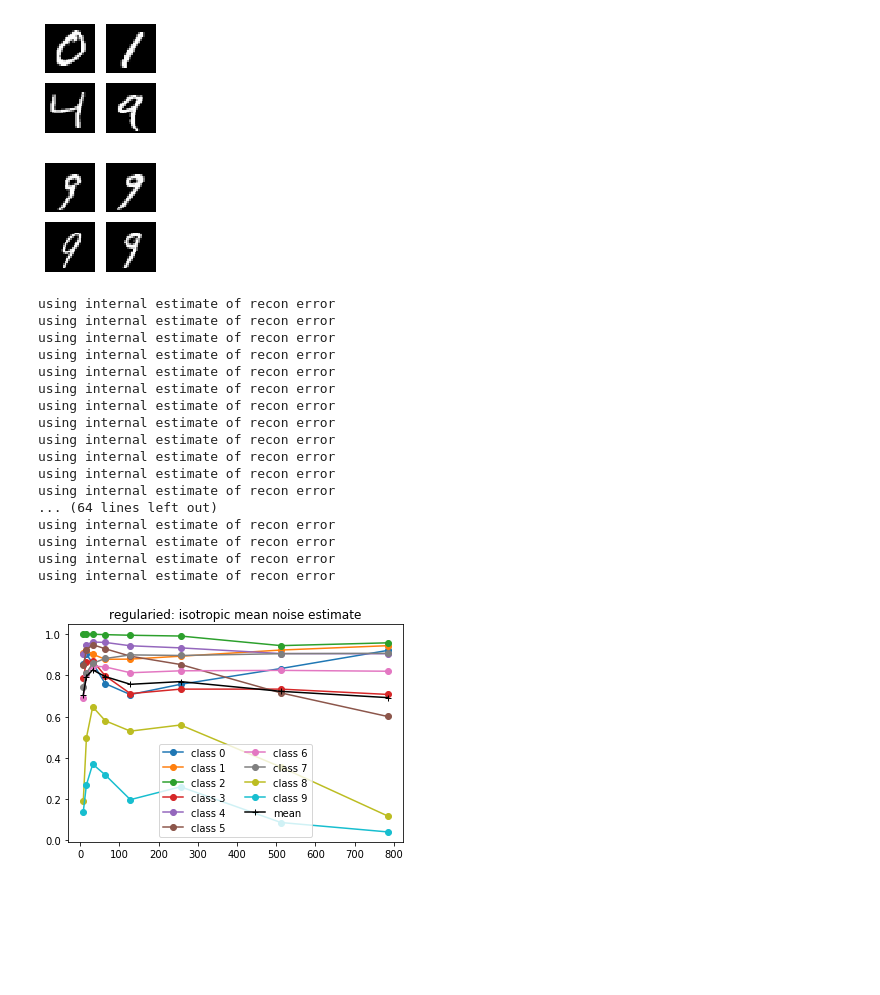
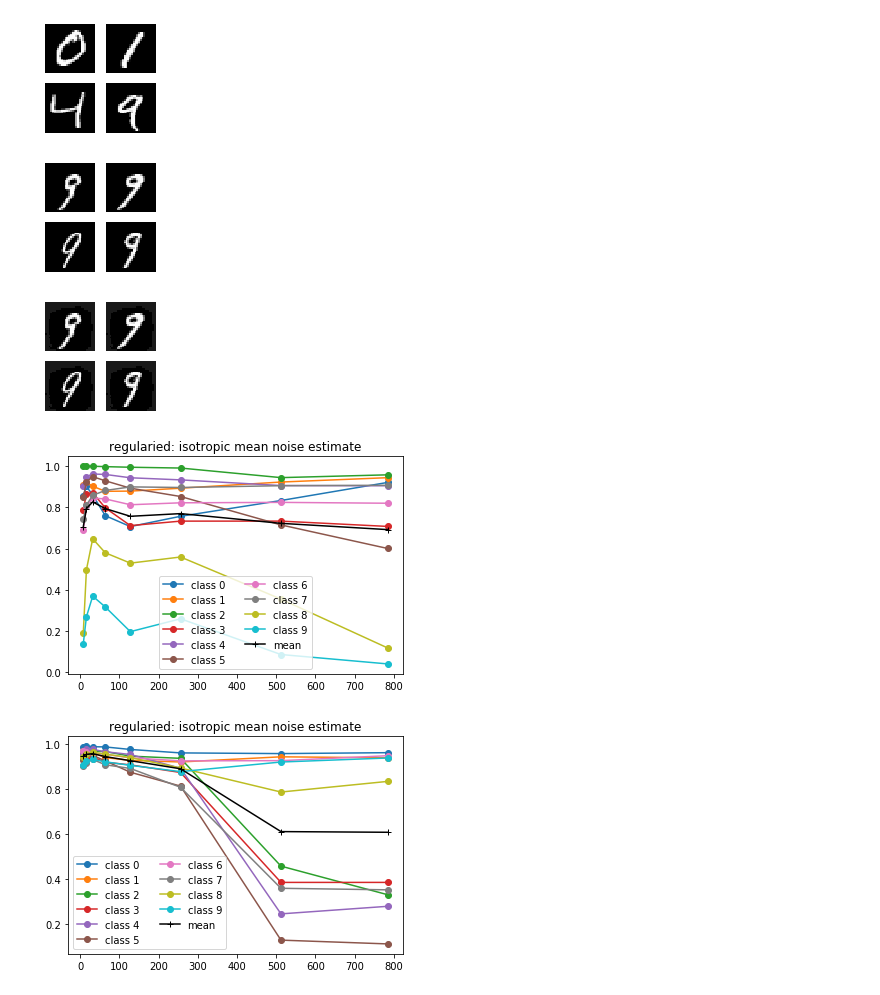
Before and after one commit to VMBoehm/pca-classifier, a Jupyter notebook: notebooks/ShrinkageExperimentsMNIST-ML-inpaint.ipynb, the cells around one changed output. Saved outputs shown, nothing was run; the diff lists cells and outputs as text; code cells hidden in the pictures; blank space fills up the shorter version.

Commit message:
getting all mnist examples

```diff
--- a/notebooks/ShrinkageExperimentsMNIST-ML-inpaint.ipynb
+++ b/notebooks/ShrinkageExperimentsMNIST-ML-inpaint.ipynb
@@ -62,8 +62,10 @@ for ii in range(num_classes):
     shapes[str(ii)]=train_data_prep[str(ii)][0].shape[0]
 # %%
 _=make_figures.make_plots(train_data[str(ii)][:8],'mnist')
+_=make_figures.make_plots(train_data_prep[str(ii)][:8],'mnist')
 # %% [output]
 [figure]
+[figure, added]
 # %%
 covs = {}
 for ii in range(num_classes):
@@ -124,26 +126,61 @@ plt.plot(n_comps,means,marker='+',color='black',label='mean')
 plt.legend(ncol=2)
 plt.show()
 
-results['mean_regularized'] = means
+results['mean_regularized_masked'] = means
 # %% [output]
-using internal estimate of recon error
-using internal estimate of recon error
-using internal estimate of recon error
-using internal estimate of recon error
-using internal estimate of recon error
-using internal estimate of recon error
-using internal estimate of recon error
-using internal estimate of recon error
-using internal estimate of recon error
-using internal estimate of recon error
-using internal estimate of recon error
-using internal estimate of recon error
-... (64 lines left out)
-using internal estimate of recon error
-using internal estimate of recon error
-using internal estimate of recon error
-using internal estimate of recon error
 [figure]
+# %%
+Cinvs = {}
+logdetCs = {}
+for ii in range(num_classes):
+    Cinvs[str(ii)]   ={}
+    logdetCs[str(ii)]={}
+
+    for nn in n_comps:
+        Cinv, logdetC              = classify.get_covariance(covs[str(ii)].R,covs[str(ii)].vars,num=nn,N=None,reg=True,mask=None)
+        Cinvs[str(ii)][str(nn)]    = Cinv
+        logdetCs[str(ii)][str(nn)] = logdetC
+
+"""-------------------------------------------------"""
+
+acc    = np.zeros((len(n_comps),num_classes))
+
+for n, nn in enumerate(n_comps):
+    """
+    looping over number of components
+    """
+
+    for jj in range(num_classes):
+        """
+        looping over classes
+        """
+        size   = len(test_data[str(jj)])
+        px     = np.zeros((num_classes,size))
+        for ii in range(num_classes):
+            """
+            looping over models
+            """
+            data,_ = prep_data(test_data[str(jj)],train_data[str(ii)],threshhold=threshhold)
+
+            logdet = logdetCs[str(ii)][str(nn)]
+            Cinv   = Cinvs[str(ii)][str(nn)]
+            mean   = covs[str(ii)].mean
+            px[ii] = classify.get_data_space_log_prob(data,logdet,Cinv,mean,vol=True)
+        acc[n][jj] = len(np.where(np.argsort(px,axis=0)[-1]==jj)[0])/np.float(size)
+
+"""-------------------------------------------------"""
+plt.figure()
+plt.title('regularied: isotropic mean noise estimate')
+means = np.mean(acc,axis=1)
+for ii in range(num_classes):
+    plt.plot(n_comps,acc[:,ii],marker='o',label='class %d'%ii)
+plt.plot(n_comps,means,marker='+',color='black',label='mean')
+plt.legend(ncol=2)
+plt.show()
+
+results['mean_regularized_unmasked'] = means
+# %% [output]
+[figure, added]
 # %%
 Cinvs = {}
 logdetCs = {}
```
Also changed, not shown: parts of 6 cells of this notebook, 1 other file.
